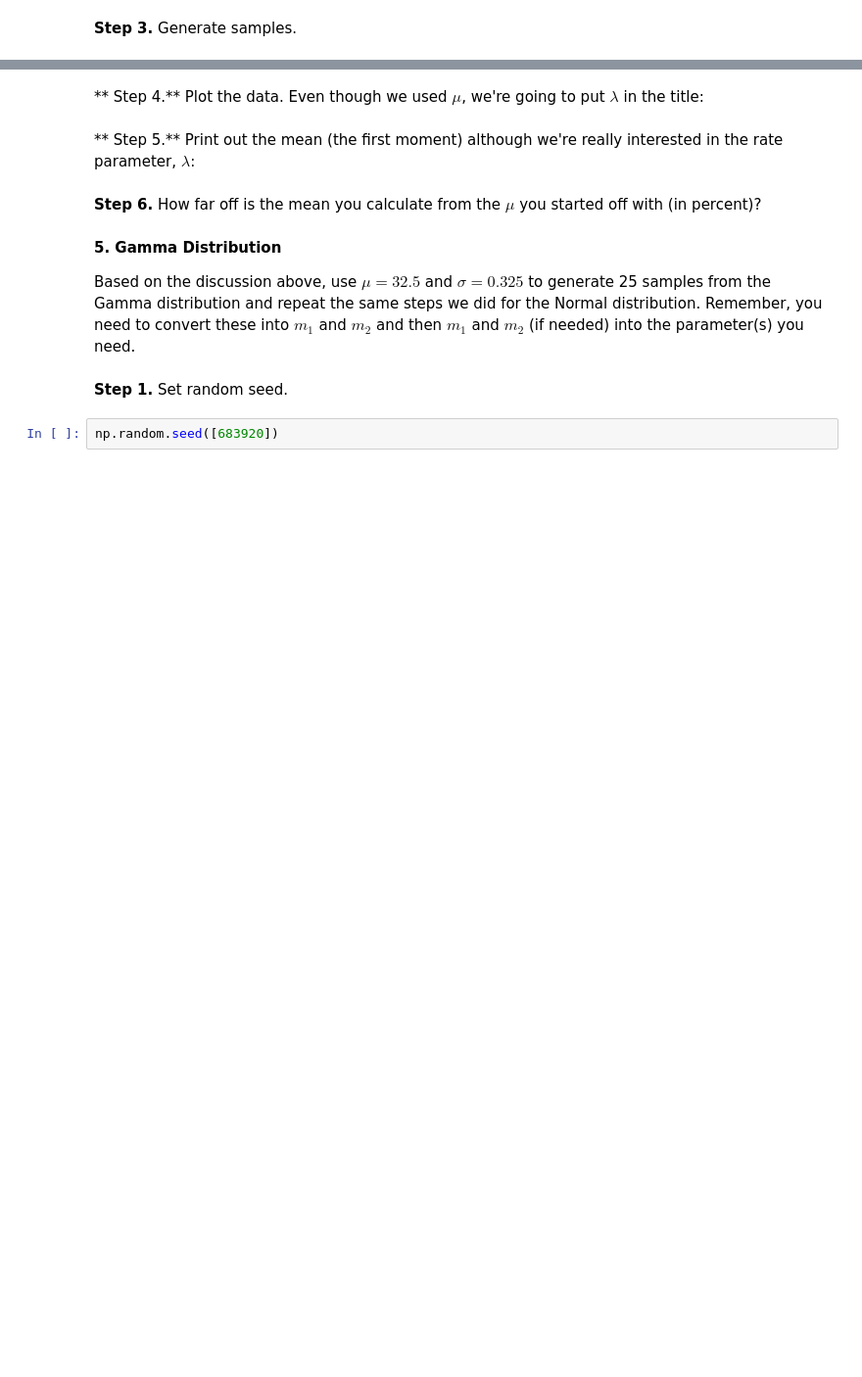
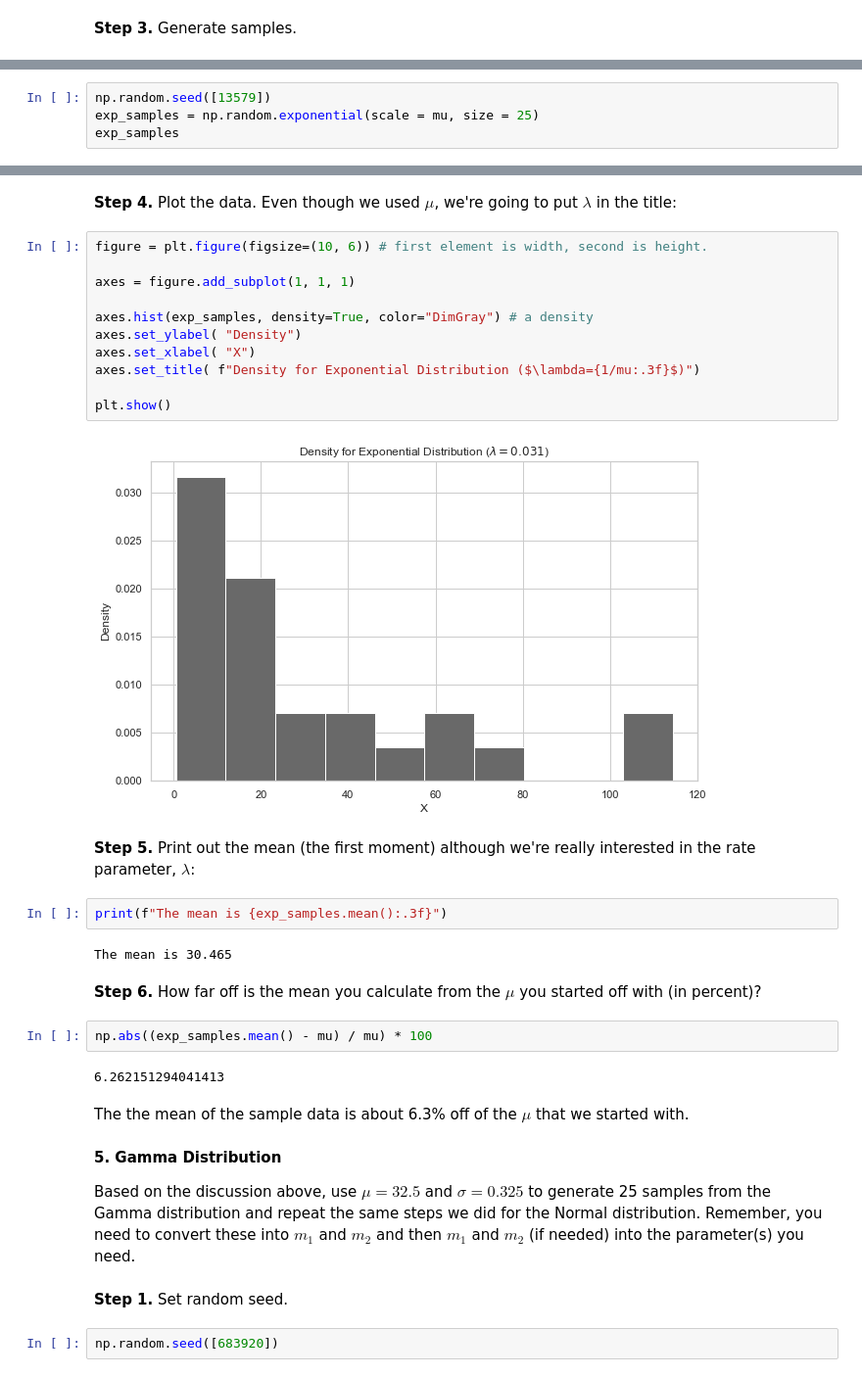
Before and after one commit to natemcintosh/en_685_648_data_science, a Jupyter notebook: 6_module/lab/nmcinto2.ipynb, the cells around one changed output, grey strips where cells are left out. Shown: that part at 98% size. Saved outputs shown, nothing was run; the diff lists cells and outputs as text; blank space fills up the shorter version.

```diff
--- a/6_module/lab/nmcinto2.ipynb
+++ b/6_module/lab/nmcinto2.ipynb
@@ -390,0 +389,4 @@ np.
+# %%
+np.random.seed([13579])
+exp_samples = np.random.exponential(scale = mu, size = 25)
+exp_samples
@@ -391,9 +401,32 @@ np.
 # %% [markdown]
-** Step 4\.** Plot the data. Even though we used $\mu$, we're going to put $\lambda$ in the title:
+**Step 4\.** Plot the data. Even though we used $\mu$, we're going to put $\lambda$ in the title:
+# %%
+figure = plt.figure(figsize=(10, 6)) # first element is width, second is height.
+
+axes = figure.add_subplot(1, 1, 1)
+
+axes.hist(exp_samples, density=True, color="DimGray") # a density
+axes.set_ylabel( "Density")
+axes.set_xlabel( "X")
+axes.set_title( f"Density for Exponential Distribution ($\lambda={1/mu:.3f}$)")
+
+plt.show()
+# %% [output]
+[figure, added]
 # %% [markdown]
-** Step 5\.** Print out the mean (the first moment) although we're really interested in the rate parameter, $\lambda$:
+**Step 5\.** Print out the mean (the first moment) although we're really interested in the rate parameter, $\lambda$:
+# %%
+print(f"The mean is {exp_samples.mean():.3f}")
+# %% [output]
+The mean is 30.465
 # %% [markdown]
 **Step 6\.** How far off is the mean you calculate from the $\mu$ you started off with (in percent)?
+# %%
+np.abs((exp_samples.mean() - mu) / mu) * 100
+# %% [output]
+6.262151294041413
+# %% [markdown]
+The the mean of the sample data is about 6.3% off of the $\mu$ that we started with.
 # %% [markdown]
 **5\. Gamma Distribution**
 
```
Also changed, not shown: parts of 13 cells of this notebook.
